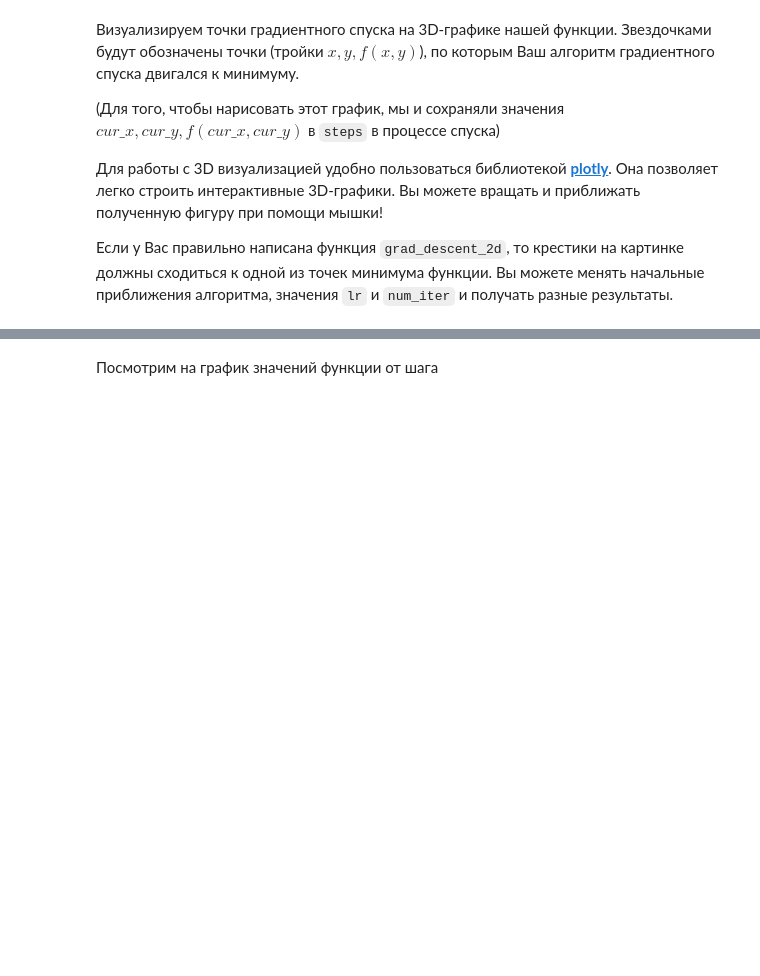
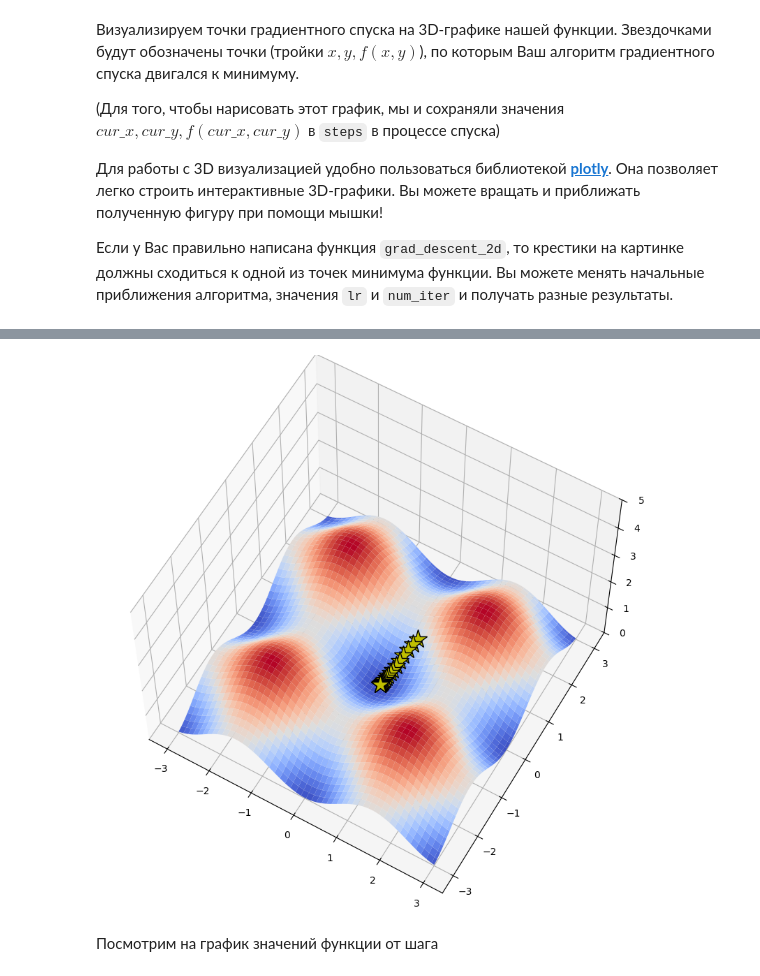
Before and after one commit to anqlim/DLS, a Jupyter notebook: Homework/hw_2_linear_models.ipynb, the cells around one changed output, grey strips where cells are left out. Cells and saved outputs as stored; diff of their text form; code cells hidden in the pictures; blank space fills up the shorter version.

```diff
--- a/Homework/hw_2_linear_models.ipynb
+++ b/Homework/hw_2_linear_models.ipynb
@@ -79,4 +82,5 @@ def grad_f(r):
     :param r: np.array[2]: float вектор длины 2
     :return: np.array[2]: float вектор длины 2
     """
-    return # YOUR CODE
+    x, y = r
+    return np.array([np.sin(2 * x), np.sin(2 * y)])
@@ -109,7 +116,7 @@ def grad_descent_2d(f, grad_f, lr, num_iter=100, r0=None):
         history.append(entry)
 
         # curr_r - текущие значения аргумента в процессе градиентного спуска
-        curr_r -= # YOUR CODE. Не забудьте про lr!
+        curr_r -= lr * grad_f(curr_r)
 
     return np.vstack(history)
 # %% [markdown]
@@ -171,32 +201,34 @@ fig.show();
 # %%
 # %matplotlib osx
 
 from mpl_toolkits.mplot3d import Axes3D
 import matplotlib.pyplot as plt
 from matplotlib import cm
 import numpy as np
 
 path = []
 
 X, Y = np.meshgrid(np.linspace(-3, 3, 100), np.linspace(-3, 3, 100))
 
 fig = plt.figure(figsize=(16, 10))
-ax = fig.gca(projection='3d')
+ax = fig.add_subplot(111, projection='3d')
 
 zs = np.array([f(np.array([x,y]))
               for x, y in zip(np.ravel(X), np.ravel(Y))])
 Z = zs.reshape(X.shape)
 
 
 ax.plot_surface(X, Y, Z, cmap=cm.coolwarm, zorder=2)
 
 ax.plot(xs=steps[:, 0], ys=steps[:, 1], zs=steps[:, 2],
         marker='*', markersize=20, zorder=3,
         markerfacecolor='y', lw=3, c='black')
 
 ax.set_zlim(0, 5)
 ax.view_init(elev=60)
 plt.show()
+# %% [output]
+[figure, added]
 # %% [markdown]
 Посмотрим на график значений функции от шага
 # %%
```
Also changed, not shown: parts of 6 cells of this notebook.
